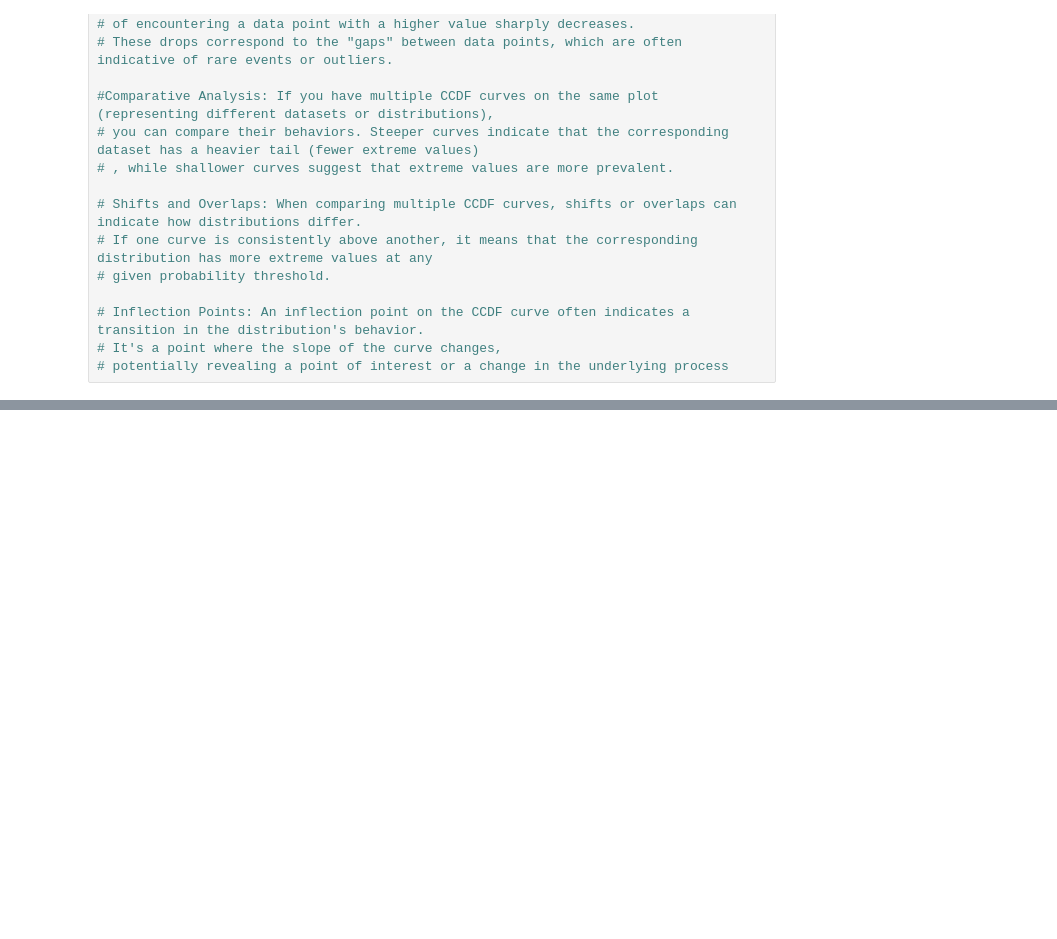
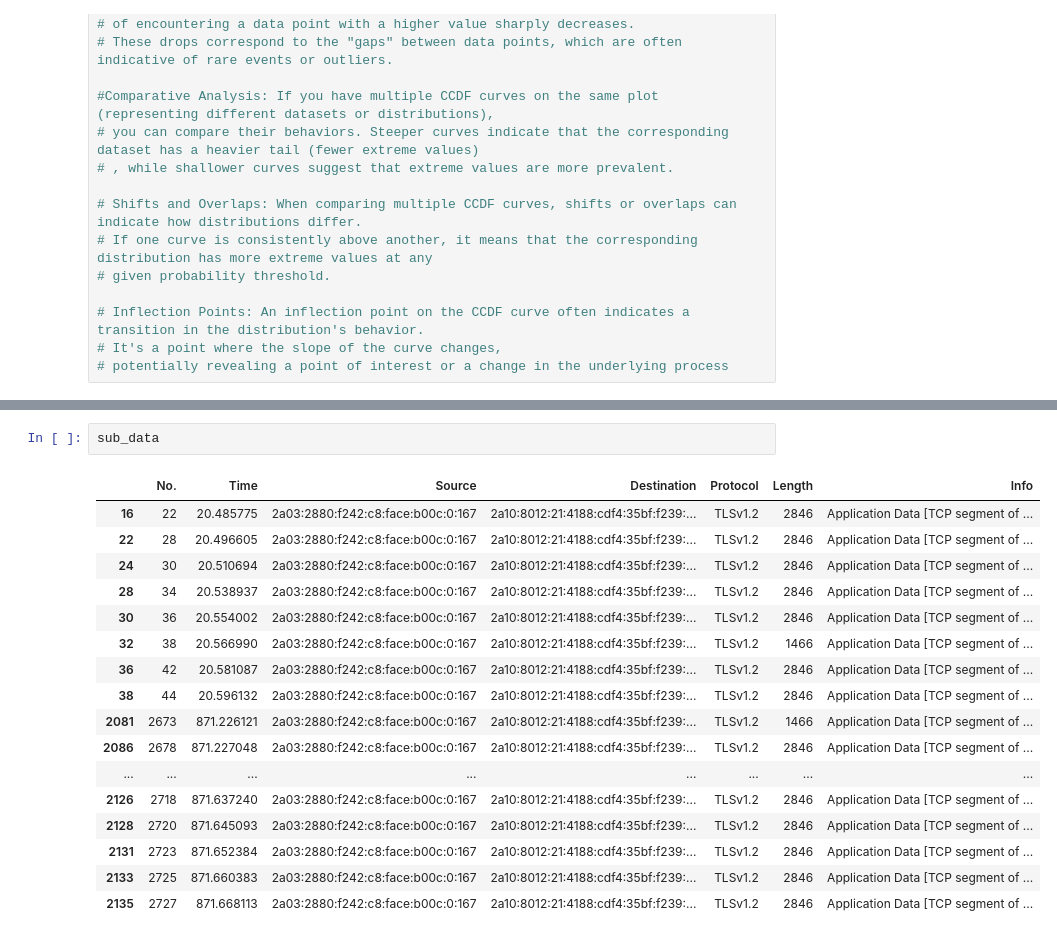
Before and after one commit to NoaAmichai/Computer_networks_final_project, a Jupyter notebook: src/project.ipynb, the cells around one changed output, grey strips where cells are left out. Drawn from its saved outputs; the diff is of its cells as text; blank space fills up the shorter version.

```diff
--- a/src/project.ipynb
+++ b/src/project.ipynb
@@ -587,0 +623,20 @@ plot_ccdf(datasets, labels)
+# %%
+sub_data
+# %% [output]
+|  | No. | Time | Source | Destination | Protocol | Length | Info |
+| 16 | 22 | 20.485775 | 2a03:2880:f242:c8:face:b00c:0:167 | 2a10:8012:21:4188:cdf4:35bf:f239:... | TLSv1.2 | 2846 | Application Data [TCP segment of ... |
+| 22 | 28 | 20.496605 | 2a03:2880:f242:c8:face:b00c:0:167 | 2a10:8012:21:4188:cdf4:35bf:f239:... | TLSv1.2 | 2846 | Application Data [TCP segment of ... |
+| 24 | 30 | 20.510694 | 2a03:2880:f242:c8:face:b00c:0:167 | 2a10:8012:21:4188:cdf4:35bf:f239:... | TLSv1.2 | 2846 | Application Data [TCP segment of ... |
+| 28 | 34 | 20.538937 | 2a03:2880:f242:c8:face:b00c:0:167 | 2a10:8012:21:4188:cdf4:35bf:f239:... | TLSv1.2 | 2846 | Application Data [TCP segment of ... |
+| 30 | 36 | 20.554002 | 2a03:2880:f242:c8:face:b00c:0:167 | 2a10:8012:21:4188:cdf4:35bf:f239:... | TLSv1.2 | 2846 | Application Data [TCP segment of ... |
+| 32 | 38 | 20.566990 | 2a03:2880:f242:c8:face:b00c:0:167 | 2a10:8012:21:4188:cdf4:35bf:f239:... | TLSv1.2 | 1466 | Application Data [TCP segment of ... |
+| 36 | 42 | 20.581087 | 2a03:2880:f242:c8:face:b00c:0:167 | 2a10:8012:21:4188:cdf4:35bf:f239:... | TLSv1.2 | 2846 | Application Data [TCP segment of ... |
+| 38 | 44 | 20.596132 | 2a03:2880:f242:c8:face:b00c:0:167 | 2a10:8012:21:4188:cdf4:35bf:f239:... | TLSv1.2 | 2846 | Application Data [TCP segment of ... |
+| 2081 | 2673 | 871.226121 | 2a03:2880:f242:c8:face:b00c:0:167 | 2a10:8012:21:4188:cdf4:35bf:f239:... | TLSv1.2 | 1466 | Application Data [TCP segment of ... |
+| 2086 | 2678 | 871.227048 | 2a03:2880:f242:c8:face:b00c:0:167 | 2a10:8012:21:4188:cdf4:35bf:f239:... | TLSv1.2 | 2846 | Application Data [TCP segment of ... |
+| ... | ... | ... | ... | ... | ... | ... | ... |
+| 2126 | 2718 | 871.637240 | 2a03:2880:f242:c8:face:b00c:0:167 | 2a10:8012:21:4188:cdf4:35bf:f239:... | TLSv1.2 | 2846 | Application Data [TCP segment of ... |
+| 2128 | 2720 | 871.645093 | 2a03:2880:f242:c8:face:b00c:0:167 | 2a10:8012:21:4188:cdf4:35bf:f239:... | TLSv1.2 | 2846 | Application Data [TCP segment of ... |
+| 2131 | 2723 | 871.652384 | 2a03:2880:f242:c8:face:b00c:0:167 | 2a10:8012:21:4188:cdf4:35bf:f239:... | TLSv1.2 | 2846 | Application Data [TCP segment of ... |
+| 2133 | 2725 | 871.660383 | 2a03:2880:f242:c8:face:b00c:0:167 | 2a10:8012:21:4188:cdf4:35bf:f239:... | TLSv1.2 | 2846 | Application Data [TCP segment of ... |
+| 2135 | 2727 | 871.668113 | 2a03:2880:f242:c8:face:b00c:0:167 | 2a10:8012:21:4188:cdf4:35bf:f239:... | TLSv1.2 | 2846 | Application Data [TCP segment of ... |
```
Also changed, not shown: parts of 12 cells of this notebook, 2 other files.
